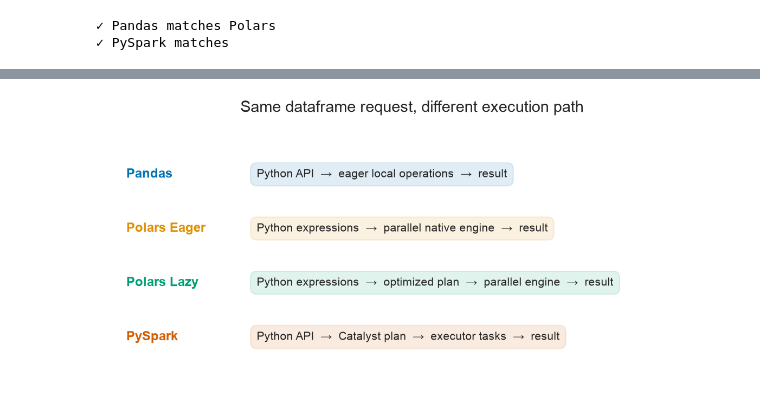
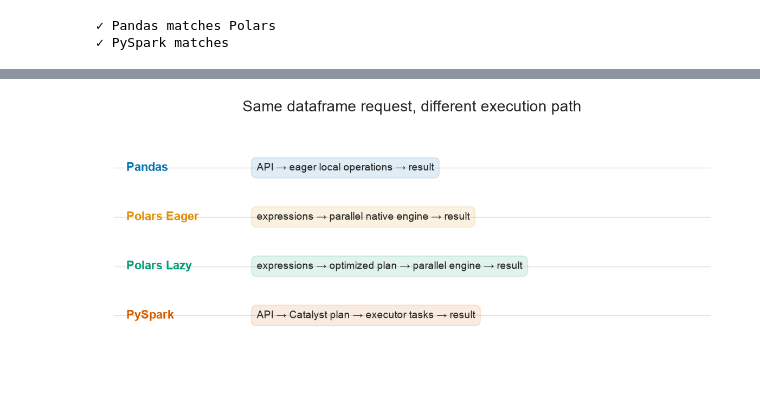
Before and after one commit to Kedar-V/data-processing-frameworks-demo, a Jupyter notebook: notebooks/movielens_dataframe_engines_simple.ipynb, the cells around one changed output, grey strips where cells are left out. Saved outputs shown, nothing was run; the diff lists cells and outputs as text; code cells hidden in the pictures.

```diff
--- a/notebooks/movielens_dataframe_engines_simple.ipynb
+++ b/notebooks/movielens_dataframe_engines_simple.ipynb
@@ -827,42 +657,35 @@ This is the bridge between the similar syntax we wrote and the different scaling
 # %%
-fig, ax = plt.subplots(figsize=(12, 6))
+fig, ax = plt.subplots(figsize=(12, 5.5))
 ax.axis("off")
 paths = [
-    ("Pandas", "Python API  →  eager local operations  →  result", "Pandas"),
-    (
-        "Polars Eager",
-        "Python expressions  →  parallel native engine  →  result",
-        "Polars Eager",
-    ),
+    ("Pandas", "API → eager local operations → result", "Pandas"),
+    ("Polars Eager", "expressions → parallel native engine → result", "Polars Eager"),
     (
         "Polars Lazy",
-        "Python expressions  →  optimized plan  →  parallel engine  →  result",
+        "expressions → optimized plan → parallel engine → result",
         "Polars Lazy",
     ),
-    (
-        "PySpark",
-        "Python API  →  Catalyst plan  →  executor tasks  →  result",
-        "PySpark",
-    ),
+    ("PySpark", "API → Catalyst plan → executor tasks → result", "PySpark"),
 ]
 for y, (framework, path, color_key) in zip([0.82, 0.62, 0.42, 0.22], paths):
     color = FRAMEWORK_COLORS[color_key]
-    ax.text(0.04, y, framework, fontsize=17, weight="bold", color=color, va="center")
+    ax.axhline(y, xmin=0.02, xmax=0.98, color="0.88", linewidth=1, zorder=0)
+    ax.text(0.04, y, framework, fontsize=16, weight="bold", color=color, va="center")
     ax.text(
         0.25,
         y,
         path,
-        fontsize=15,
+        fontsize=14,
         va="center",
         bbox=dict(
-            boxstyle="round,pad=.55", facecolor=color, alpha=0.12, edgecolor=color
+            boxstyle="round,pad=.5", facecolor=color, alpha=0.12, edgecolor=color
         ),
     )
-ax.set_title("Same dataframe request, different execution path", fontsize=21, pad=18)
+ax.set_title("Same dataframe request, different execution path", fontsize=20, pad=16)
 plt.tight_layout()
 plt.show()
 # %% [output]
-[figure, old version]
+[figure, new version]
 # %% [markdown]
 ## 7. Choose from constraints—not from the benchmark winner
 
```
Also changed, not shown: parts of 39 cells of this notebook, 12 other files.
